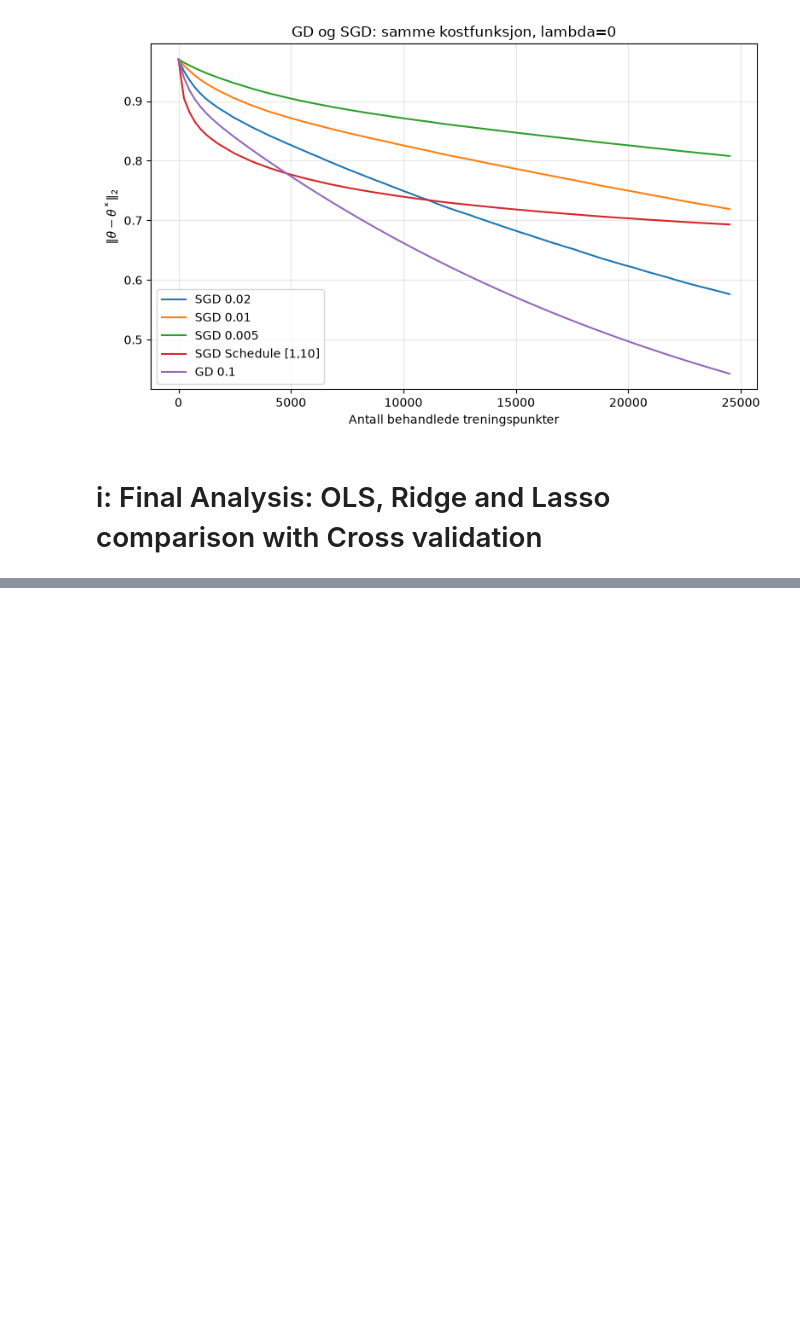
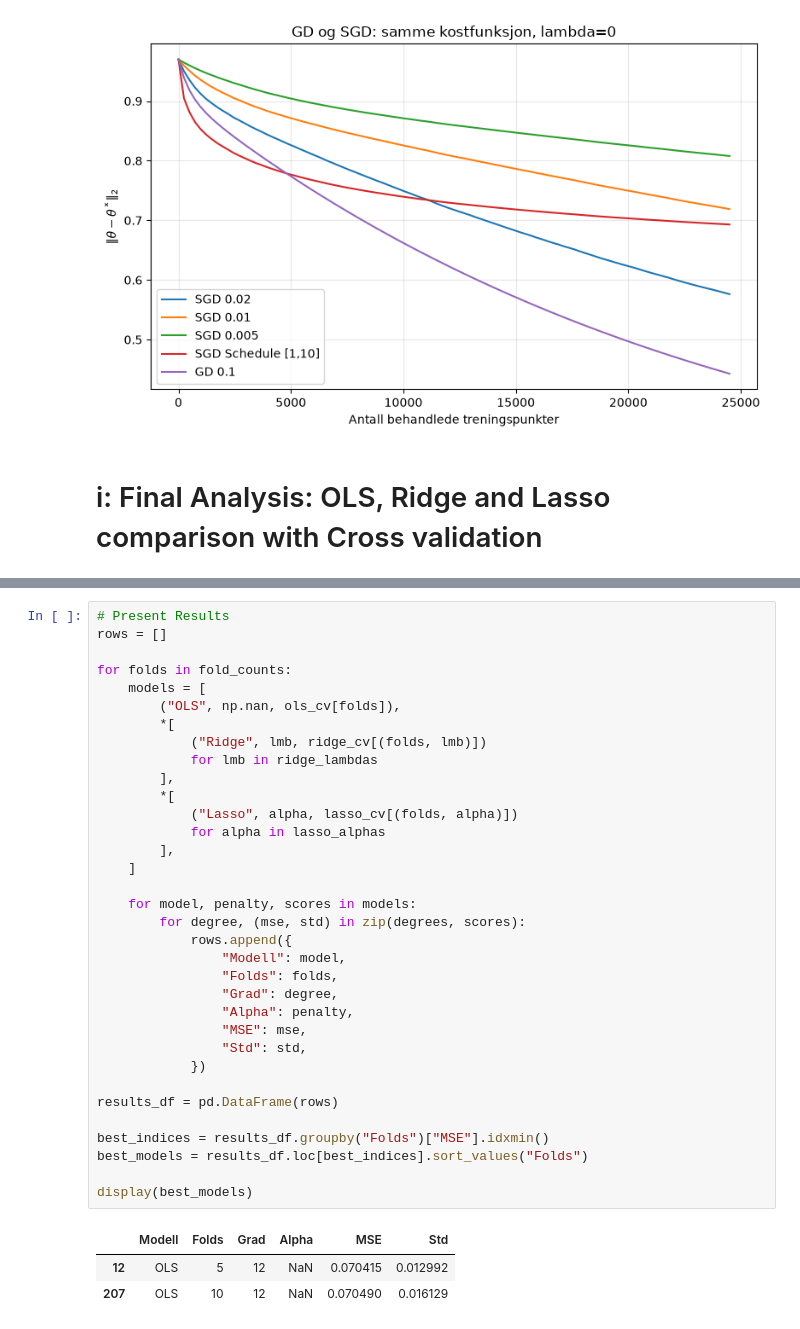
Before and after one commit to Timholmen96/FYS-STK4155, a Jupyter notebook: Prosjekt1/Prosjekt-Kode/Full_Project.ipynb, the cells around one changed output, grey strips where cells are left out. Cells and saved outputs as stored; diff of their text form; blank space fills up the shorter version.

```diff
--- a/Full_Project.ipynb
+++ b/Prosjekt1/Prosjekt-Kode/Full_Project.ipynb
@@ -1856,0 +1773,38 @@ k = 10: OLS, grad = 10, alpha = ikke relevant, CV-MSE = 0.073402, fold-standarda
+# %%
+# Present Results
+rows = []
+
+for folds in fold_counts:
+    models = [
+        ("OLS", np.nan, ols_cv[folds]),
+        *[
+            ("Ridge", lmb, ridge_cv[(folds, lmb)])
+            for lmb in ridge_lambdas
+        ],
+        *[
+            ("Lasso", alpha, lasso_cv[(folds, alpha)])
+            for alpha in lasso_alphas
+        ],
+    ]
+
+    for model, penalty, scores in models:
+        for degree, (mse, std) in zip(degrees, scores):
+            rows.append({
+                "Modell": model,
+                "Folds": folds,
+                "Grad": degree,
+                "Alpha": penalty,
+                "MSE": mse,
+                "Std": std,
+            })
+
+results_df = pd.DataFrame(rows)
+
+best_indices = results_df.groupby("Folds")["MSE"].idxmin()
+best_models = results_df.loc[best_indices].sort_values("Folds")
+
+display(best_models)
+# %% [output]
+|  | Modell | Folds | Grad | Alpha | MSE | Std |
+| 12 | OLS | 5 | 12 | NaN | 0.070415 | 0.012992 |
+| 207 | OLS | 10 | 12 | NaN | 0.070490 | 0.016129 |
```
Also changed, not shown: parts of 13 cells of this notebook, 27 other files.
